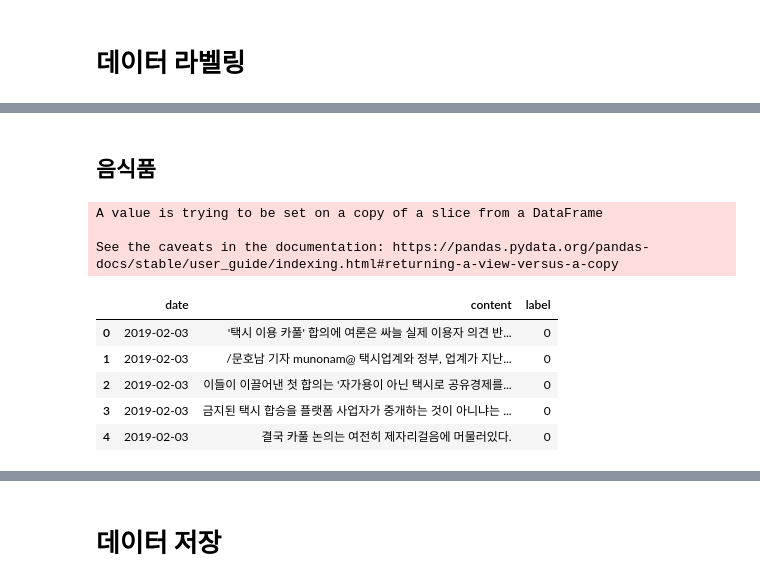
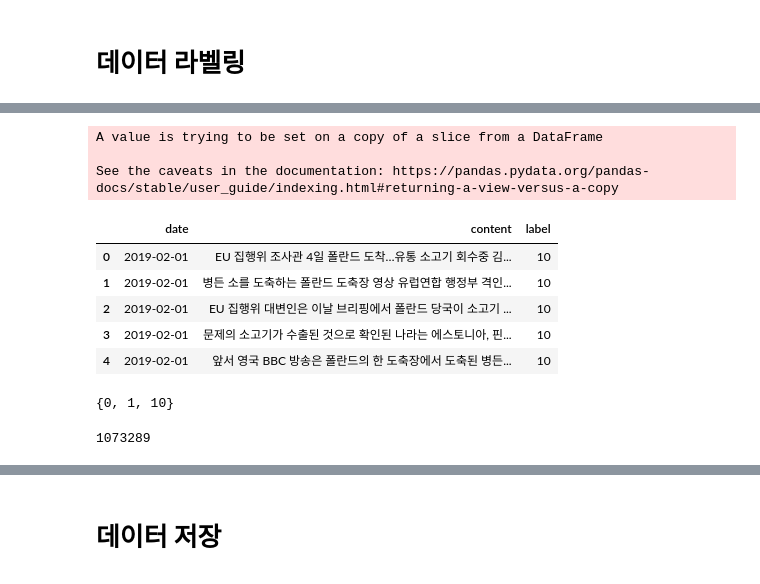
Before and after one commit to yoouza/bigcontest, a Jupyter notebook: data_preprocessing/News_Labeling.ipynb, the cells around one changed output, grey strips where cells are left out. Drawn from its saved outputs; the diff is of its cells as text; code cells hidden in the pictures.

```diff
--- a/data_preprocessing/News_Labeling.ipynb
+++ b/data_preprocessing/News_Labeling.ipynb
@@ -221,12 +101,0 @@ data.head()
-# %%
-new_data = []
-
-for i in tqdm(range(len(data))):
-    for j in range(len(data['text'][i])):
-        tmp_data = {'date' : 0, 'content' : 0, 'label' : 0}
-        tmp_data['date'] = data['new_date'][i]
-        tmp_data['content'] = data['text'][i][j]
-        tmp_data['label'] = data['ud'][i]
-        new_data.append(tmp_data)
-
-new_data[:5]
@@ -258,0 +102,7 @@ data_accom.head()
+# %%
+all_2019_path = '/content/drive/My Drive/Bigcon/2020빅콘테스트 문제데이터(혁신아이디어분야)/전처리한 데이터/code_rf_2019_ud_rolling1.csv'
+all_2020_path = '/content/drive/My Drive/Bigcon/2020빅콘테스트 문제데이터(혁신아이디어분야)/전처리한 데이터/code_rf_2020_ud_rolling1.csv'
+# %%
+all_2019_df = pd.read_csv(all_2019_path, index_col=0)
+all_2020_df = pd.read_csv(all_2020_path, index_col=0)
+all_2019_df.head(), all_2020_df.head()
@@ -259,8 +122,7 @@ data_accom.head()
 # %%
-def attach_label(df1, df2):
+def attach_label(df1, df2, news_df):
     total_df = pd.concat([df1, df2])
     df1 = df1.reset_index()
-
     # 날짜 데이트화
     df1['new_date'] = str(0)
     for i in range(len(df1)):
@@ -279,10 +141,13 @@ def attach_label(df1, df2):
     # 뉴스 한 줄씩 라벨링
     new_data = []
     for i in tqdm(range(len(data))):
-        for j in range(len(data['text'][i])):
+        for j in range(len(data['text'][i])-1): # 마지막줄 제거
             tmp_data = {'date' : 0, 'content' : 0, 'label' : 0}
             tmp_data['date'] = data['new_date'][i]
-            tmp_data['content'] = data['text'][i][j]
+            if len(data['text'][i][j]) < 10:
+                tmp_data['content'] = 0
+            else:
+                tmp_data['content'] = data['text'][i][j]
             tmp_data['label'] = data['ud'][i]
             new_data.append(tmp_data)
 
@@ -590,15 +155,21 @@ See the caveats in the documentation: https://pandas.pydata.org/pandas-docs/stab
-# %% [markdown]
-## **음식품**
-# %%
-data_food = attach_label(food_df_2019, food_df_2020)
-data_food.head()
-# %% [output]
-A value is trying to be set on a copy of a slice from a DataFrame
-
-See the caveats in the documentation: https://pandas.pydata.org/pandas-docs/stable/user_guide/indexing.html#returning-a-view-versus-a-copy
-|  | date | content | label |
-| 0 | 2019-02-03 | '택시 이용 카풀' 합의에 여론은 싸늘 실제 이용자 의견 반... | 0 |
-| 1 | 2019-02-03 | /문호남 기자 munonam@ 택시업계와 정부, 업계가 지난... | 0 |
-| 2 | 2019-02-03 | 이들이 이끌어낸 첫 합의는 '자가용이 아닌 택시로 공유경제를... | 0 |
-| 3 | 2019-02-03 | 금지된 택시 합승을 플랫폼 사업자가 중개하는 것이 아니냐는 ... | 0 |
-| 4 | 2019-02-03 | 결국 카풀 논의는 여전히 제자리걸음에 머물러있다. | 0 |
+# %%
+data_all = attach_label(all_2019_df, all_2020_df, news_df)
+data_all.head()
+# %% [output]
+A value is trying to be set on a copy of a slice from a DataFrame
+
+See the caveats in the documentation: https://pandas.pydata.org/pandas-docs/stable/user_guide/indexing.html#returning-a-view-versus-a-copy
+|  | date | content | label |
+| 0 | 2019-02-01 | EU 집행위 조사관 4일 폴란드 도착…유통 소고기 회수중 김... | 10 |
+| 1 | 2019-02-01 | 병든 소를 도축하는 폴란드 도축장 영상 유럽연합 행정부 격인... | 10 |
+| 2 | 2019-02-01 | EU 집행위 대변인은 이날 브리핑에서 폴란드 당국이 소고기 ... | 10 |
+| 3 | 2019-02-01 | 문제의 소고기가 수출된 것으로 확인된 나라는 에스토니아, 핀... | 10 |
+| 4 | 2019-02-01 | 앞서 영국 BBC 방송은 폴란드의 한 도축장에서 도축된 병든... | 10 |
+# %%
+set(data_all['label'].to_list())
+# %% [output]
+{0, 1, 10}
+# %%
+len(data_all)
+# %% [output]
+1073289
```
Also changed, not shown: parts of 35 cells of this notebook.
